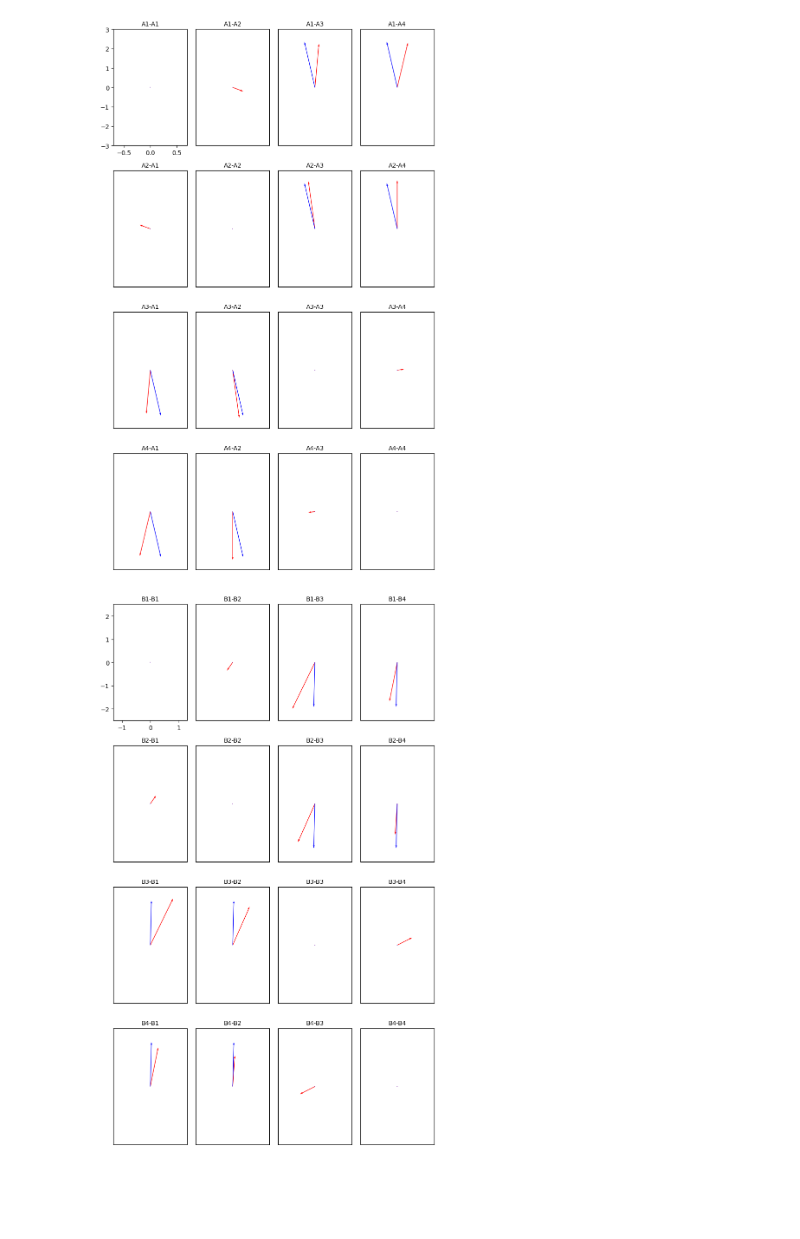
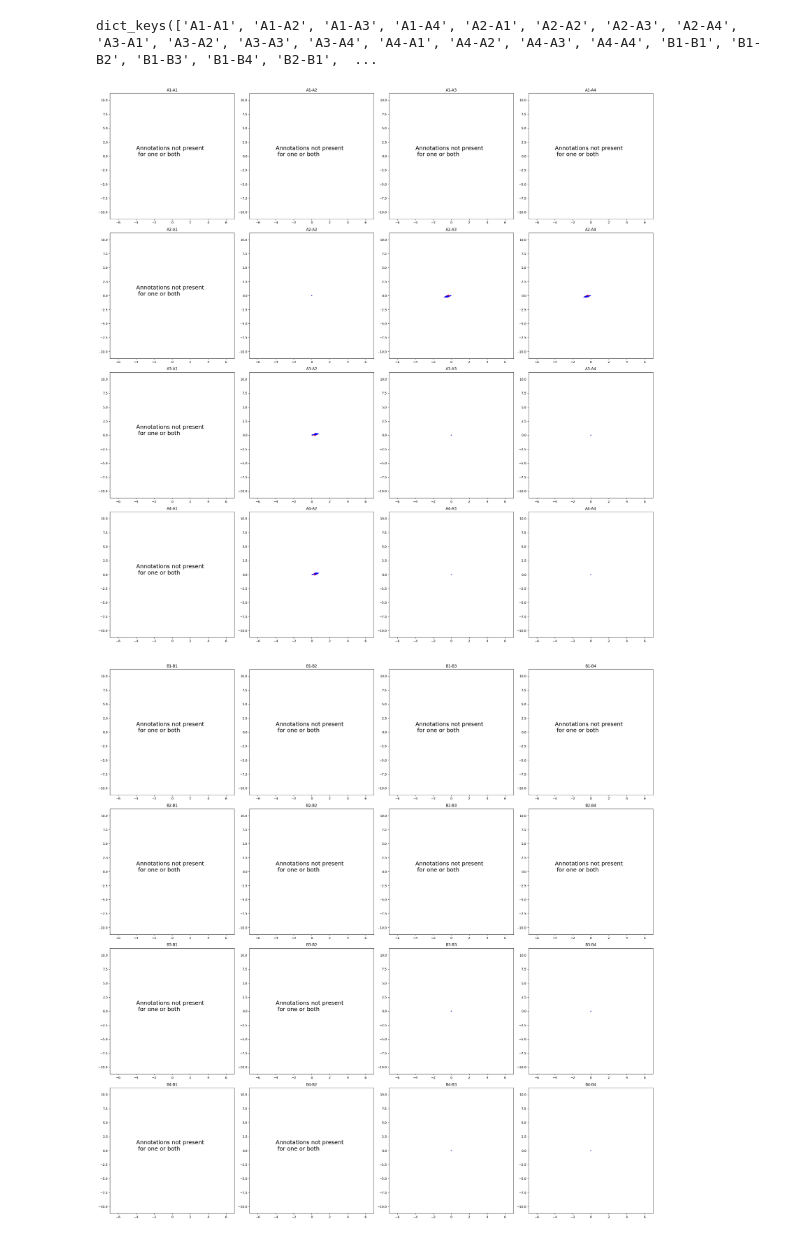
Before and after one commit to arjunsridhar12345/Tissuecyte_Annotation, a Jupyter notebook: Software/annotation_vectors.ipynb, the cells around one changed output. Saved outputs shown, nothing was run; the diff lists cells and outputs as text; code cells hidden in the pictures; blank space fills up the shorter version.

Commit message:
annotation qc and update getting day

```diff
--- a/Software/annotation_vectors.ipynb
+++ b/Software/annotation_vectors.ipynb
@@ -138,8 +138,16 @@ def get_annotation_vectors(coords):
         for i in range(4):
             for k,v in probedict.items():
                 if probe + str(i+1) in probedict:
-                    ann_vectors[probe + str(i+1) + '-' + k] = v - probedict[probe + str(i+1)]
+                    ann_vectors[probe + str(i+1) + '-' + k] = (v[0] - probedict[probe + str(i+1)][0], v[1])
+                else:
+                    ann_vectors[probe + str(i+1) + '-' + k] = (np.array([-1, -1]), v[1])
     return ann_vectors
+# %%
+coords = get_surface_ccf_coords(636766)
+ann_vectors = get_annotation_vectors(coords)
+ann_vectors.keys()
+# %% [output]
+dict_keys(['A1-A1', 'A1-A2', 'A1-A3', 'A1-A4', 'A2-A1', 'A2-A2', 'A2-A3', 'A2-A4', 'A3-A1', 'A3-A2', 'A3-A3', 'A3-A4', 'A4-A1', 'A4-A2', 'A4-A3', 'A4-A4', 'B1-B1', 'B1-B2', 'B1-B3', 'B1-B4', 'B2-B1',  ...
 # %%
 ##plots implant vectors as blue arrow and annotation vectors as red arrow for each probe combo
     #needs a key for the arrows
@@ -231,16 +240,48 @@ def plot_vectors_scratch(ann_vectors, implant_vectors):
                             fig.tight_layout()
                         else:
                             continue
+# %%
+def plot_vectors_arjun(annotation_vectors, implant_vectors, surface_coords):
+    values = list(annotation_vectors.values())
+    x_vectors = [value[0][0] for value in values]
+    y_vectors = [value[0][1] for value in values]
+
+    for probe in probes:
+        vector_probes = np.array([vector for vector in list(annotation_vectors.keys()) if probe in vector]).reshape((4, 4))
+
+        fig = plt.figure(figsize=(25,25))
+        gs = fig.add_gridspec(ncols = 4, nrows = 4)
+
+        for row in range(vector_probes.shape[0]):
+            for column in range(vector_probes.shape[1]):
+                vector_key = vector_probes[row, column]
+                index = vector_key.index('-')
+                first_probe = vector_key[0:index]
+                second_probe = vector_key[index+1:]
+
+                annotation_file_first_probe = surface_coords[first_probe][1]
+                annotation_file_second_probe = surface_coords[second_probe][1]
+                ax = fig.add_subplot(gs[row, column])
+                ax.set_title(vector_key)
+                ax.set_xlim(min(x_vectors) - 2, max(x_vectors) + 2)
+                ax.set_ylim(min(y_vectors) - 2, max(y_vectors) + 2)
+                if annotation_file_first_probe != 'No annotation file' and annotation_file_second_probe != 'No annotation file':
+                     ax.quiver([0, 0], [0, 0], [annotation_vectors[vector_key][0][0], implant_vectors[vector_key][0]],
+                               [annotation_vectors[vector_key][0][1], implant_vectors[vector_key][1]],
+                               angles='xy', scale_units='xy', scale=1, color=['r', 'b'])
+                else:
+                    ax.text(-4, 0, 'Annotations not present \n for one or both', size=18)
+
+        fig.tight_layout()
 # %%
-mid = 649943
+mid = 668755
 
 c = get_surface_ccf_coords(mid)
 cv = get_annotation_vectors(c)
-
 h = insertion_holes_from_db(mid)
 hv = get_implant_vectors(h)
 
-plot_vectors(cv, hv)
+plot_vectors_arjun(cv, hv, c)
 # %% [output]
-[figure, old version]
+[figure, new version]
-[figure, old version]
+[figure, new version]
```
Also changed, not shown: parts of 3 cells of this notebook, 6 other files.
